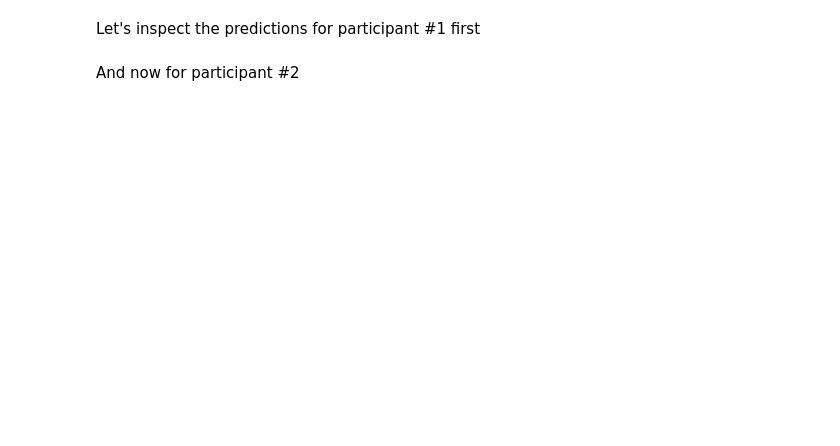
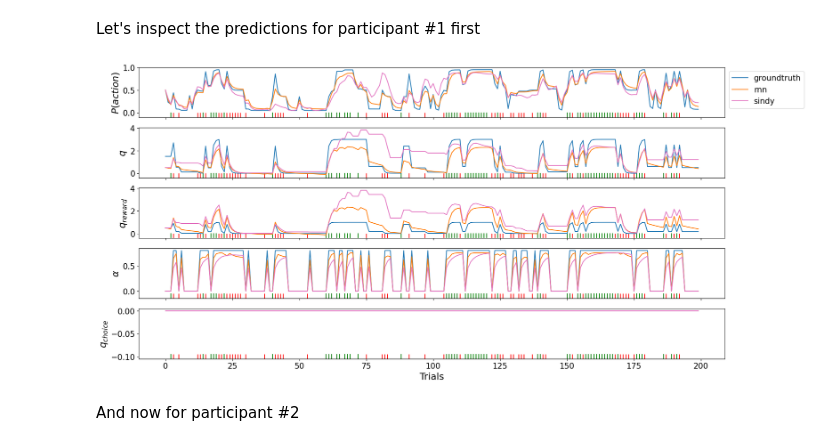
Before and after one commit to AlexanderDitz/Master_Learning_DecisionMaking, a Jupyter notebook: tutorials/tutorial_cdcd.ipynb, the cells around one changed output. Drawn from its saved outputs; the diff is of its cells as text; code cells hidden in the pictures; blank space fills up the shorter version.

```diff
--- a/tutorials/tutorial_cdcd.ipynb
+++ b/tutorials/tutorial_cdcd.ipynb
@@ -1019,9 +877,11 @@ Training interrupted. Continuing with further operations...
 Let's inspect the predictions for participant #1 first
 # %%
 # Let's see how well the dynamics were fitted
-agents = {'groundtruth': agent_1, 'rnn': agent_rnn}#, 'sindy': agent_sindy}
+agents = {'groundtruth': agent_1, 'rnn': agent_rnn, 'sindy': agent_sindy}
 fig, axs = plot_session(agents, dataset_1.xs[0])
 plt.show()
+# %% [output]
+[figure, added]
 # %% [markdown]
 And now for participant #2
 # %%
```
Also changed, not shown: parts of 18 cells of this notebook, 5 other files.
